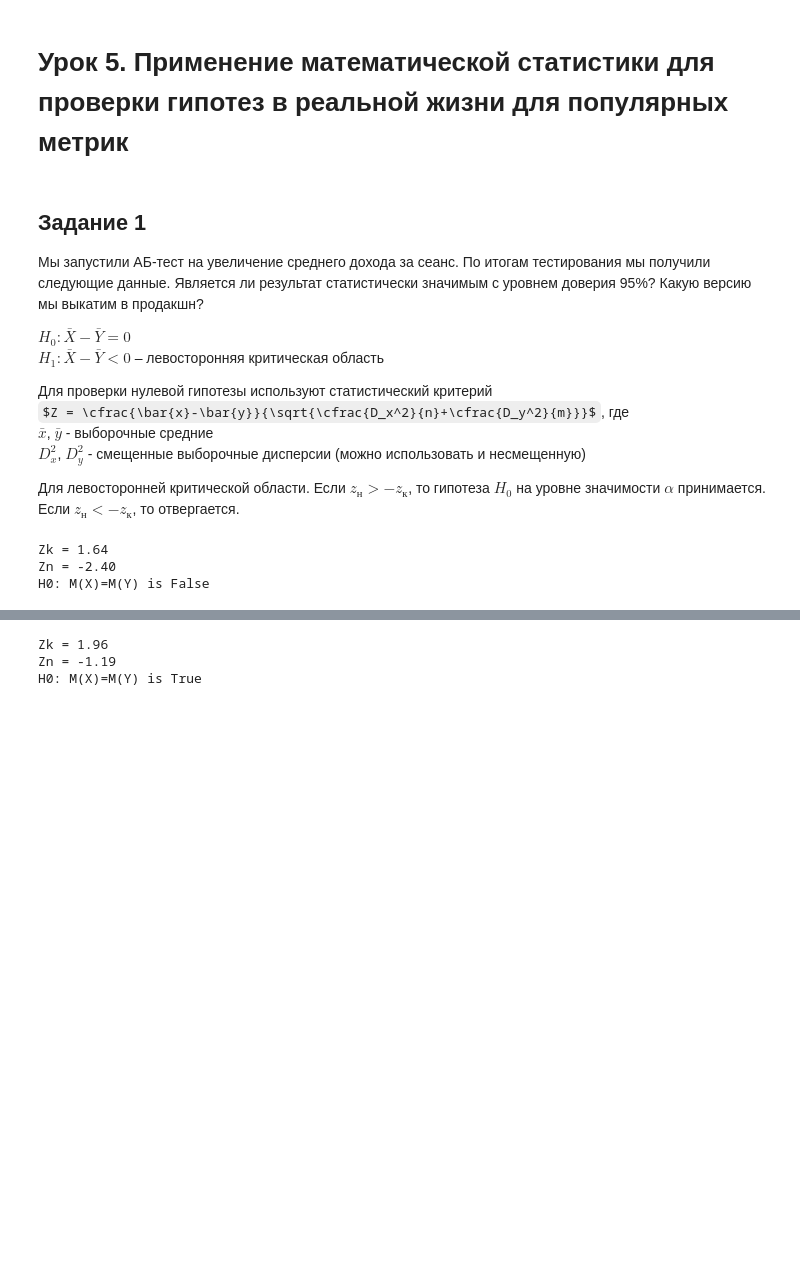
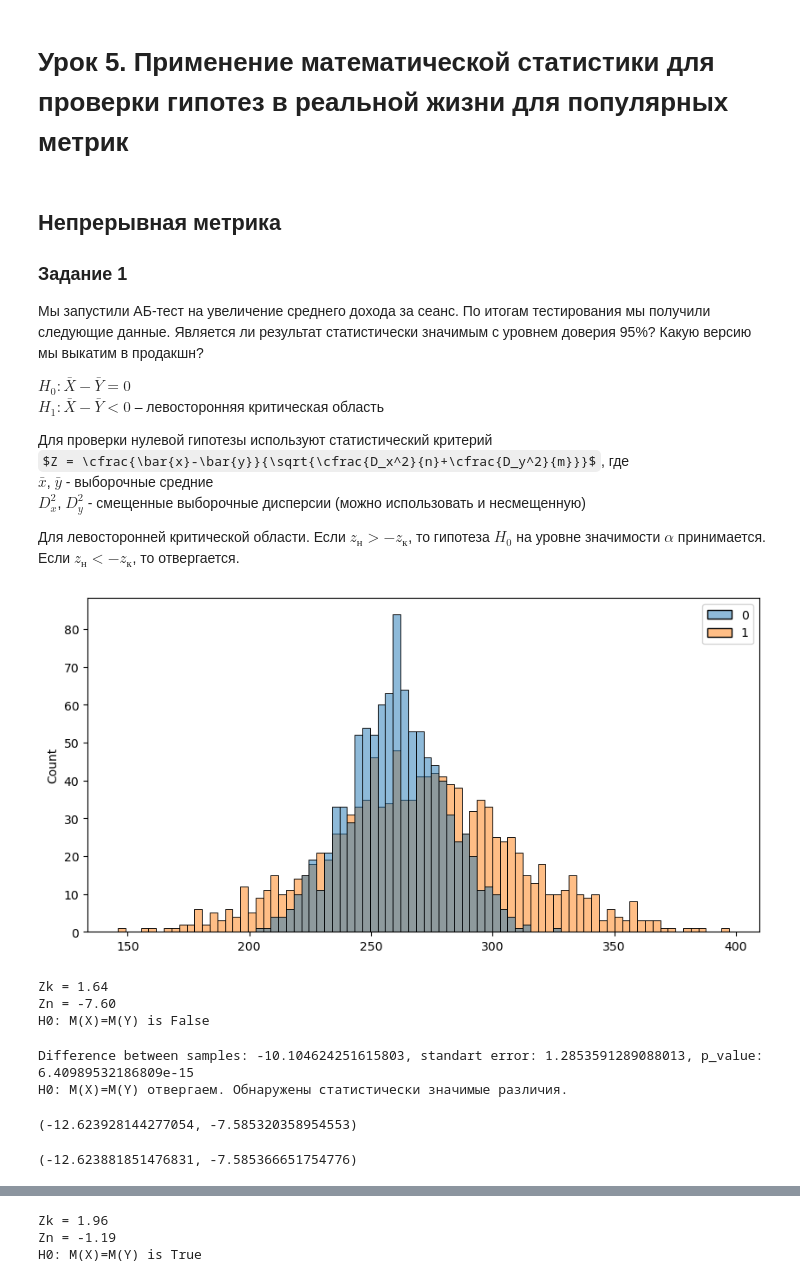
Before and after one commit to TanXmas/gb_StudyCourse_AB-testing, a Jupyter notebook: Lesson05/S05.ipynb, the cells around one changed output, grey strips where cells are left out. Drawn from its saved outputs; the diff is of its cells as text; code cells hidden in the pictures; some formulas as TeX source; blank space fills up the shorter version.

```diff
--- a/Lesson05/S05.ipynb
+++ b/Lesson05/S05.ipynb
@@ -8,7 +13,9 @@ from scipy import stats
 import warnings
 warnings.filterwarnings('ignore')
 # %% [markdown]
-## Задание 1
+## Непрерывная метрика
+
+### Задание 1
 
 Мы запустили АБ-тест на увеличение среднего дохода за сеанс. По итогам тестирования мы получили следующие данные. Является ли результат статистически значимым с уровнем доверия 95%? Какую версию мы выкатим в продакшн?
 
@@ -22,9 +29,18 @@ $D_x^2$, $D_y^2$ - смещенные выборочные дисперсии (
 
 Для левосторонней критической области. Если $z_н > -z_к$, то гипотеза $H_0$ на уровне значимости $\alpha$ принимается. Если $z_н < -z_к$, то отвергается.
 # %%
-Mx, SDx, Nx = 260, 20, 100 #A
-My, SDy, Ny = 270, 40, 120 #B
+Mx, SDx, Nx = 260, 20, 1000 #A
+My, SDy, Ny = 270, 40, 1200 #B
 alpha = 0.05
+# %%
+# Генерируем нормальное распределение на основе введенных данных
+X = stats.norm(loc=Mx, scale=SDx).rvs(size=Nx)
+Y = stats.norm(loc=My, scale=SDy).rvs(size=Ny)
+# %%
+plt.figure(figsize=(10, 5))
+sns.histplot([X,Y], bins=80);
+# %% [output]
+[figure, added]
 # %%
 Zk = stats.norm.ppf(1-alpha)
 print(f'Zk = {Zk:.2f}')
@@ -35,5 +51,32 @@ print(f'Zn = {Zn:.2f}')
 print(f'H0: M(X)=M(Y) is {Zn>-Zk}')
 # %% [output]
 Zk = 1.64
-Zn = -2.40
+Zn = -7.60
 H0: M(X)=M(Y) is False
+# %%
+# Считаем статистику по выборкам
+tvalue, pvalue = stats.ttest_ind(X, Y, equal_var=False, alternative='two-sided')
+md = X.mean() - Y.mean()
+se = md / tvalue
+
+print(f"Difference between samples: {md}, standart error: {se}, p_value: {pvalue}")
+if pvalue < .05:
+    print(f'H0: M(X)=M(Y) отвергаем. Обнаружены статистически значимые различия.')
+else:
+    print(f'H: M(X)=M(Y) принимает. Статистически значимых различий не обнаружено.')
+# %% [output]
+Difference between samples: -10.104624251615803, standart error: 1.2853591289088013, p_value: 6.40989532186809e-15
+H0: M(X)=M(Y) отвергаем. Обнаружены статистически значимые различия.
+# %%
+#Простой способ посчитать доверительный интервал
+left = md - 1.96 * se
+right = md + 1.96 * se
+
+left, right
+# %% [output]
+(-12.623928144277054, -7.585320358954553)
+# %%
+#Через scipy.stats
+stats.norm.interval(.95, loc=md, scale=se)
+# %% [output]
+(-12.623881851476831, -7.585366651754776)
```
Also changed, not shown: parts of 29 cells of this notebook, 1 other file.
